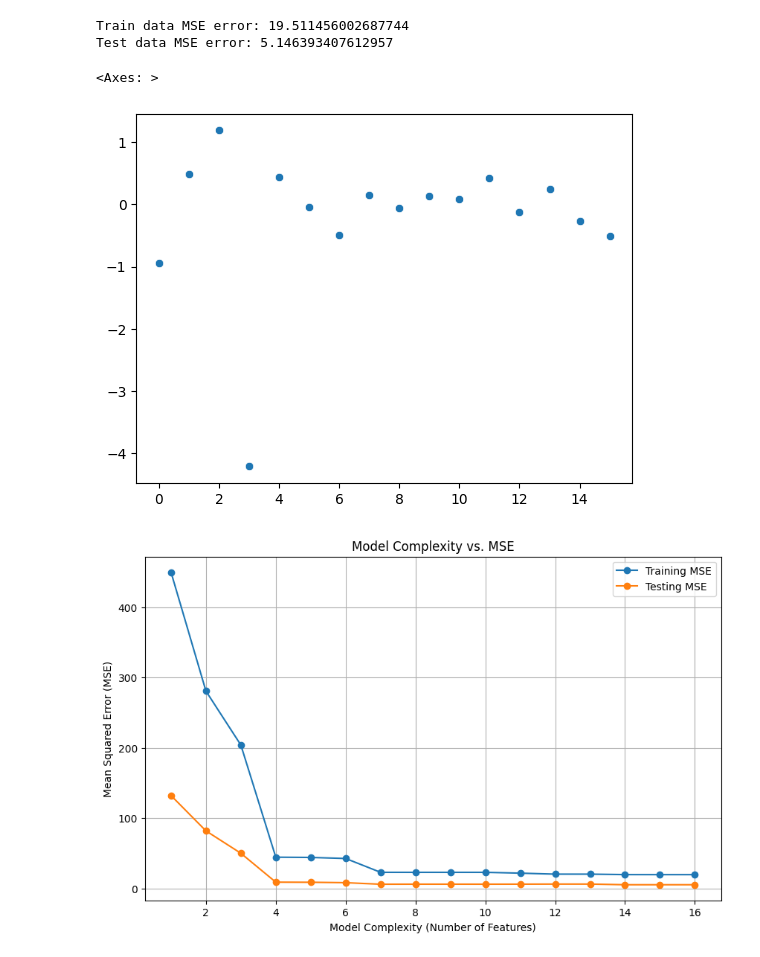
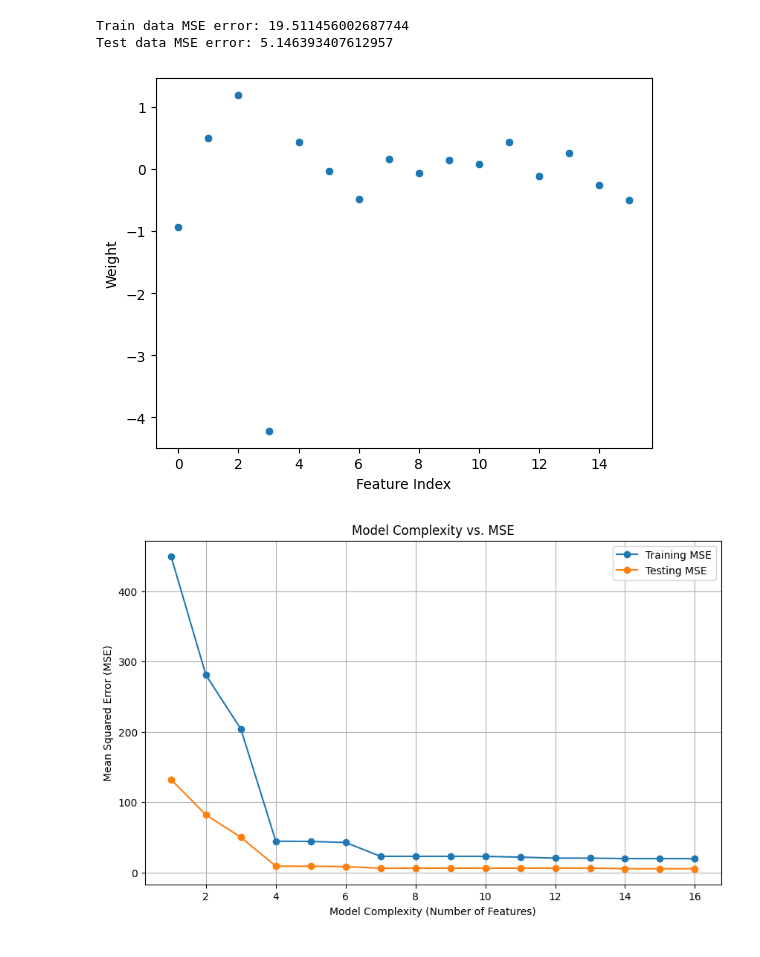
Before and after one commit to kaijia2022/CSE151A-Project-Repo, a Jupyter notebook: StarType_Prediction.ipynb, the cells around one changed output. Cells and saved outputs as stored; diff of their text form; code cells hidden in the pictures.

```diff
--- a/StarType_Prediction.ipynb
+++ b/StarType_Prediction.ipynb
@@ -144,9 +150,11 @@ Train data MSE error: 19.511456002687744
 Test data MSE error: 5.146393407612957
 # %%
 sns.scatterplot(x = list(range(0, len(linear_model.coef_))), y = linear_model.coef_)
+plt.xlabel('Feature Index')
+plt.ylabel('Weight')
+plt.show()
 # %% [output]
-<Axes: >
-[figure, old version]
+[figure, new version]
 # %%
 import numpy as np
 import matplotlib.pyplot as plt
```
Also changed, not shown: parts of 5 cells of this notebook.
